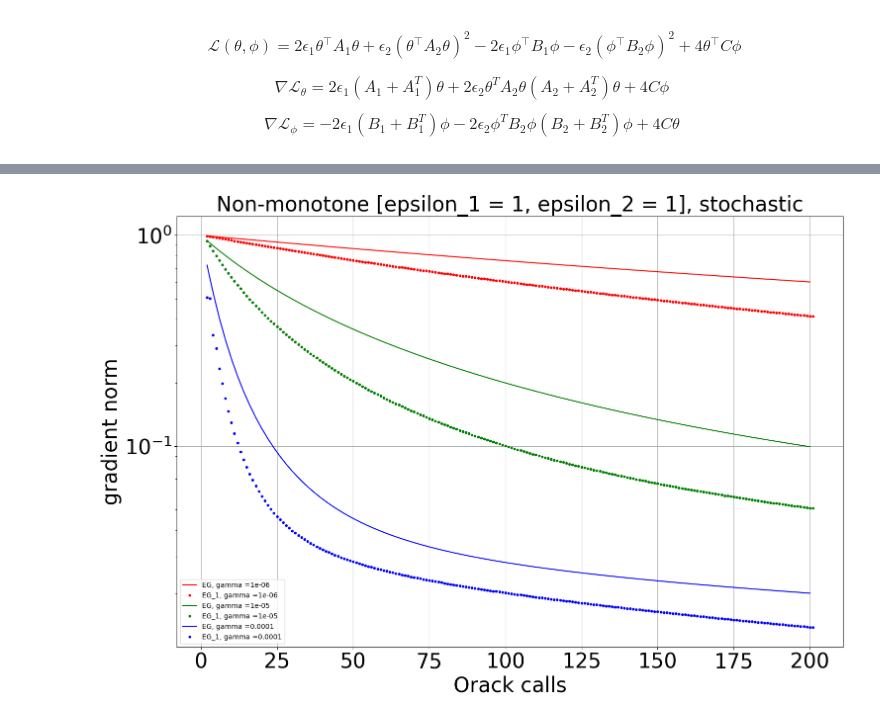
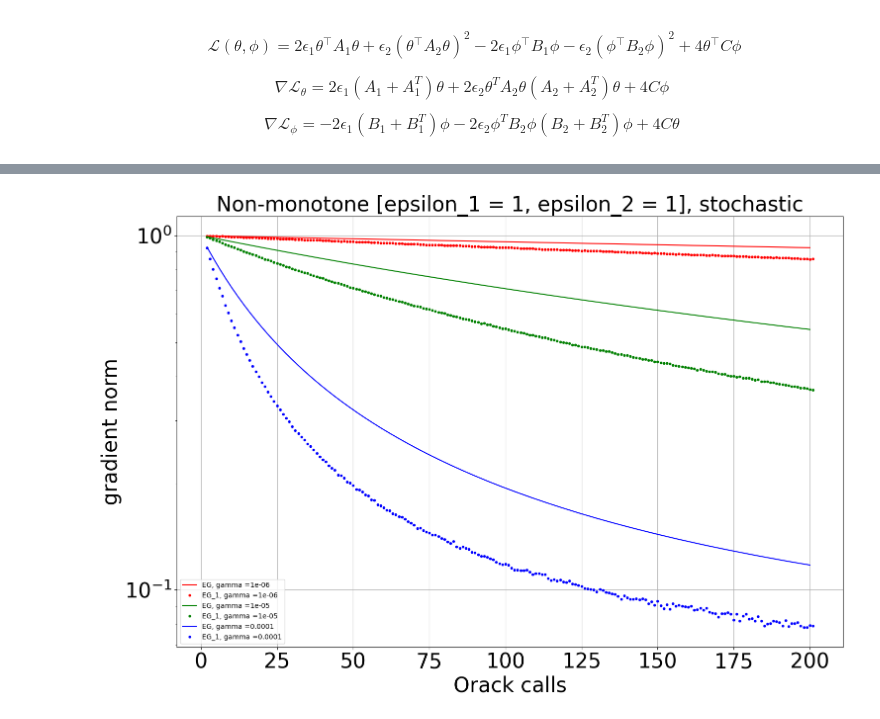
Before and after one commit to dimitryvinichenko/optimization-for-ML, a Jupyter notebook: optimization_final_project.ipynb, the cells around one changed output, grey strips where cells are left out. Saved outputs shown, nothing was run; the diff lists cells and outputs as text; code cells hidden in the pictures.

```diff
--- a/optimization_final_project.ipynb
+++ b/optimization_final_project.ipynb
@@ -292,7 +265,7 @@ f,ax1 = plt.subplots(1,figsize = (15,10))
 iters = 100
 iters_1 = 200
 
-sigma = 0
+sigma = 0.1
 stochastic = 1
 epsilon_1 = 1
 epsilon_2 = 1
@@ -302,31 +275,31 @@ colors = np.array(['red', 'green', 'blue'])
 
 for i in range(gamma_array.shape[0]):
 
 
     criterions, oracl_calls = EG(A_1, A_2, B_1, B_2, C, X, epsilon_1, epsilon_2, gamma_array[i], stochastic,sigma, K = iters, eps = 1e-10)
     plt.plot(oracl_calls, criterions, color=colors[i], label='EG, gamma ='+str(gamma_array[i]))
 
     criterions, oracl_calls = EG_1(A_1, A_2, B_1, B_2, C, X, epsilon_1, epsilon_2, gamma_array[i], stochastic,sigma, K = iters_1, eps = 1e-10)
     plt.plot(oracl_calls, criterions, '.', color=colors[i], label='EG_1, gamma ='+str(gamma_array[i]))
 
 
 ax1.grid(alpha = 1)
 ax1.xaxis.set_major_locator(MaxNLocator(integer=False))
 ax1.set_xlabel('Orack calls', fontsize = 30 )
 ax1.set_ylabel('gradient norm', fontsize = 30 )
 
 # ax1.set_ylabel('$$\frac{\\| \nabla f(x^k) \\|}{\\| \\nabla f(x^0) \\|}$$', fontsize = 30 )
 
 ax1.legend(fontsize = 10)
 
 
 ax1.tick_params(axis='x', labelsize=30)
 ax1.tick_params(axis='y', labelsize=30)
 
 plt.tight_layout()
 
 plt.title('Non-monotone [epsilon_1 = 1, epsilon_2 = 1], stochastic', fontsize = 30)
 plt.yscale('log')
 plt.show()
 # %% [output]
-[figure, old version]
+[figure, new version]
```
Also changed, not shown: parts of 4 cells of this notebook.
